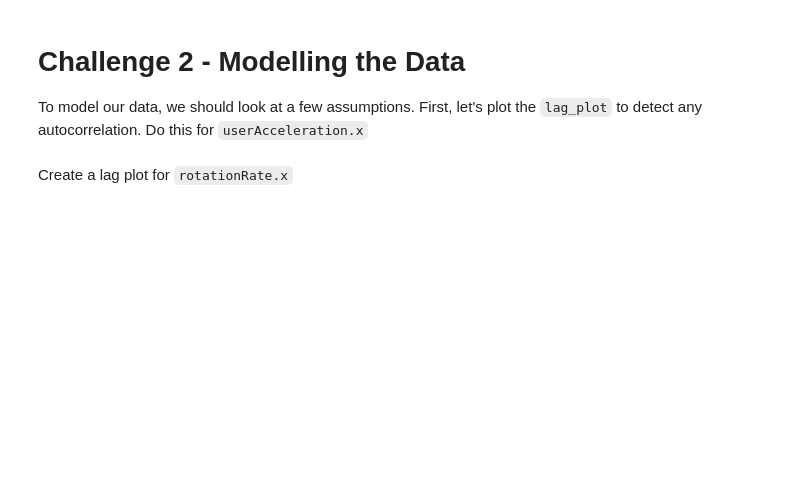
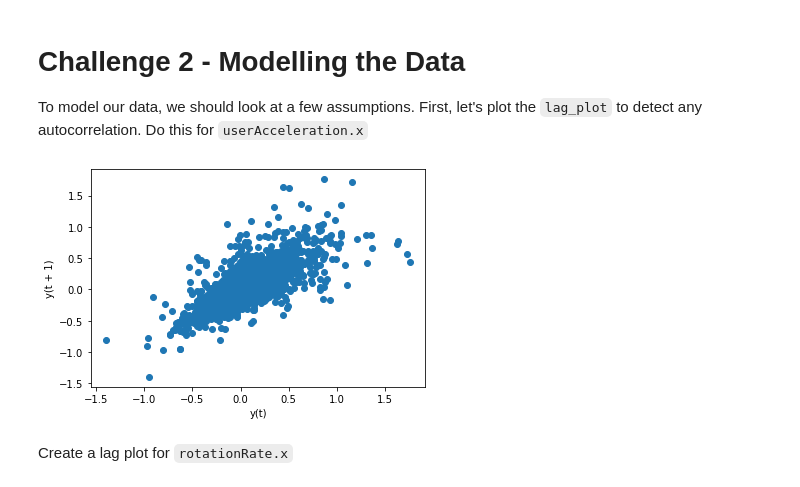
Before and after one commit to Ironhack-Data-Madrid-Febrero-2021/lab-time-series, a Jupyter notebook: your-code/main.ipynb, the cells around one changed output. Drawn from its saved outputs; the diff is of its cells as text; code cells hidden in the pictures; blank space fills up the shorter version.

```diff
--- a/your-code/main.ipynb
+++ b/your-code/main.ipynb
@@ -99,3 +132,12 @@ To model our data, we should look at a few assumptions. First, let's plot the `l
+# %%
+# Your code here:
+
+from pandas.plotting import lag_plot
+
+lag_plot(sensor['userAcceleration.x'])
+plt.show()
+# %% [output]
+[figure, added]
 # %% [markdown]
 Create a lag plot for `rotationRate.x`
 # %%
```
Also changed, not shown: parts of 23 cells of this notebook.
